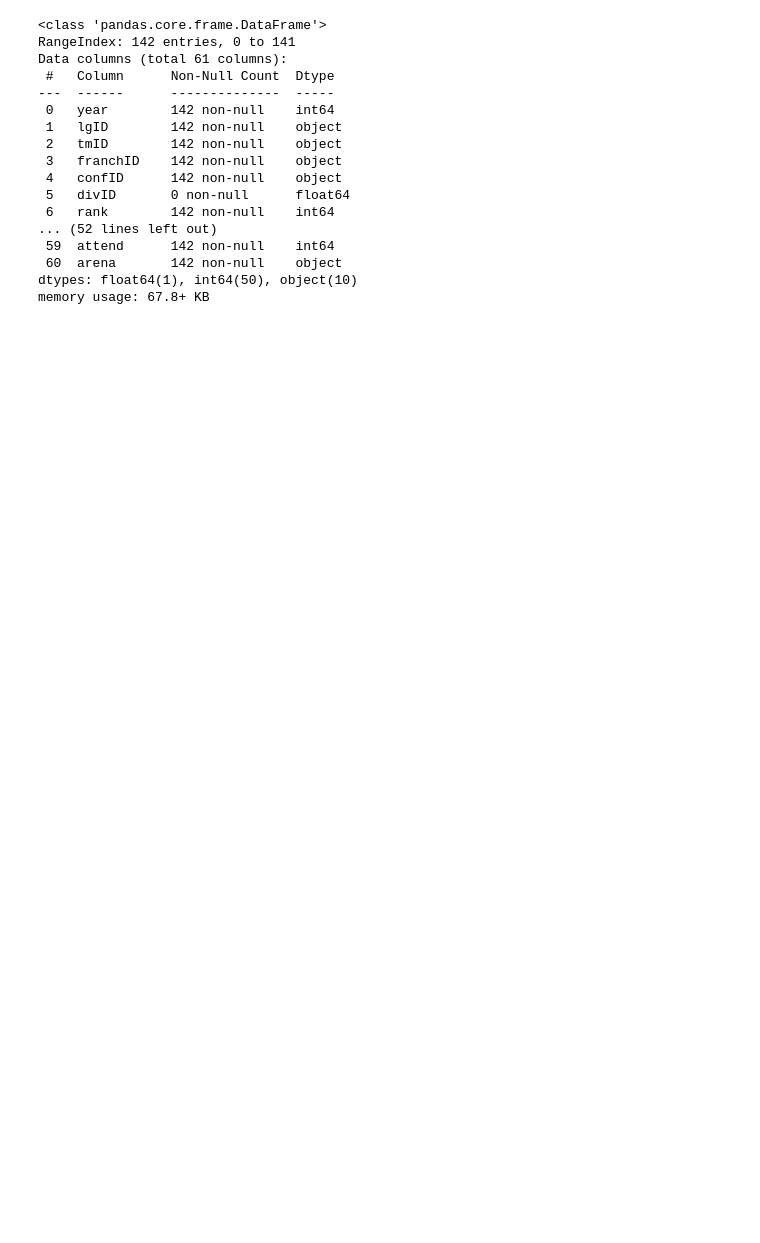
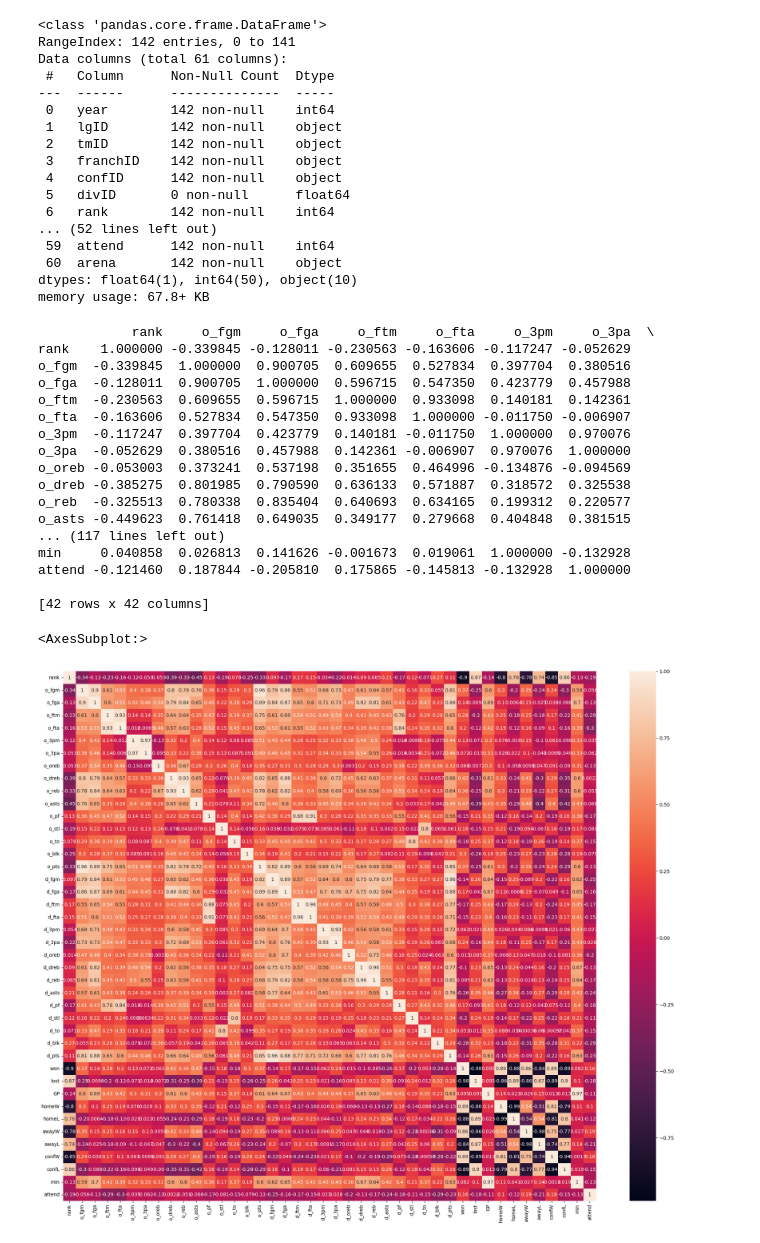
Before and after one commit to DiogoSilva11/AC_proj, a Jupyter notebook: src/teams.ipynb, the cells around one changed output. Drawn from its saved outputs; the diff is of its cells as text; code cells hidden in the pictures; blank space fills up the shorter version.

Commit message:
Checked ingame stats relevance through a correlation matrix

```diff
--- a/src/teams.ipynb
+++ b/src/teams.ipynb
@@ -72,3 +72,29 @@ Data columns (total 61 columns):
  60  arena       142 non-null    object
 dtypes: float64(1), int64(50), object(10)
 memory usage: 67.8+ KB
+# %%
+# HEATHMAP SHOWING CORRELATION BETWEEN INGAME STATS
+game_data = teams_data.drop(columns=['year', 'divID', 'seeded', 'tmORB', 'tmDRB', 'tmTRB', 'opptmORB', 'opptmDRB', 'opptmTRB'])
+print(game_data.corr())
+plt.subplots(figsize=(25,20))
+sb.heatmap(game_data.corr(),annot=True)
+# %% [output]
+            rank     o_fgm     o_fga     o_ftm     o_fta     o_3pm     o_3pa  \
+rank    1.000000 -0.339845 -0.128011 -0.230563 -0.163606 -0.117247 -0.052629
+o_fgm  -0.339845  1.000000  0.900705  0.609655  0.527834  0.397704  0.380516
+o_fga  -0.128011  0.900705  1.000000  0.596715  0.547350  0.423779  0.457988
+o_ftm  -0.230563  0.609655  0.596715  1.000000  0.933098  0.140181  0.142361
+o_fta  -0.163606  0.527834  0.547350  0.933098  1.000000 -0.011750 -0.006907
+o_3pm  -0.117247  0.397704  0.423779  0.140181 -0.011750  1.000000  0.970076
+o_3pa  -0.052629  0.380516  0.457988  0.142361 -0.006907  0.970076  1.000000
+o_oreb -0.053003  0.373241  0.537198  0.351655  0.464996 -0.134876 -0.094569
+o_dreb -0.385275  0.801985  0.790590  0.636133  0.571887  0.318572  0.325538
+o_reb  -0.325513  0.780338  0.835404  0.640693  0.634165  0.199312  0.220577
+o_asts -0.449623  0.761418  0.649035  0.349177  0.279668  0.404848  0.381515
+... (117 lines left out)
+min     0.040858  0.026813  0.141626 -0.001673  0.019061  1.000000 -0.132928
+attend -0.121460  0.187844 -0.205810  0.175865 -0.145813 -0.132928  1.000000
+
+[42 rows x 42 columns]
+<AxesSubplot:>
+[figure, added]
```
Also changed, not shown: parts of 1 cell of this notebook.
